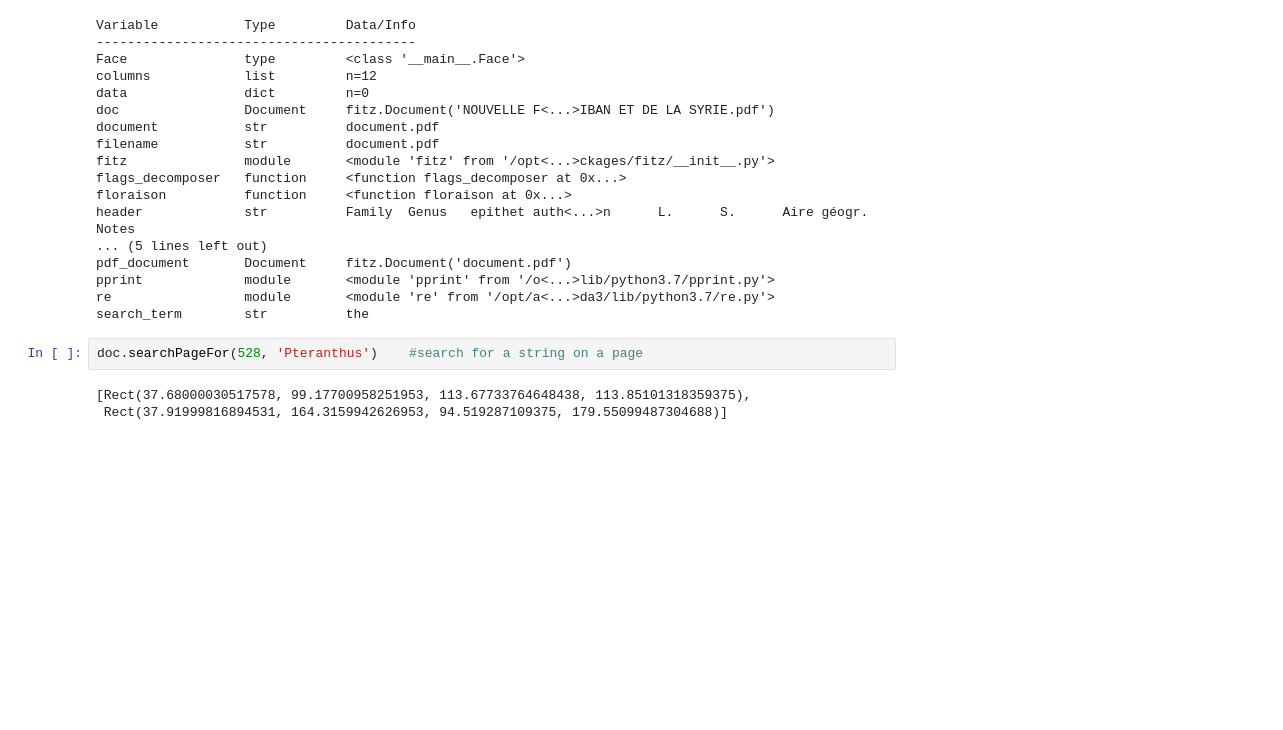
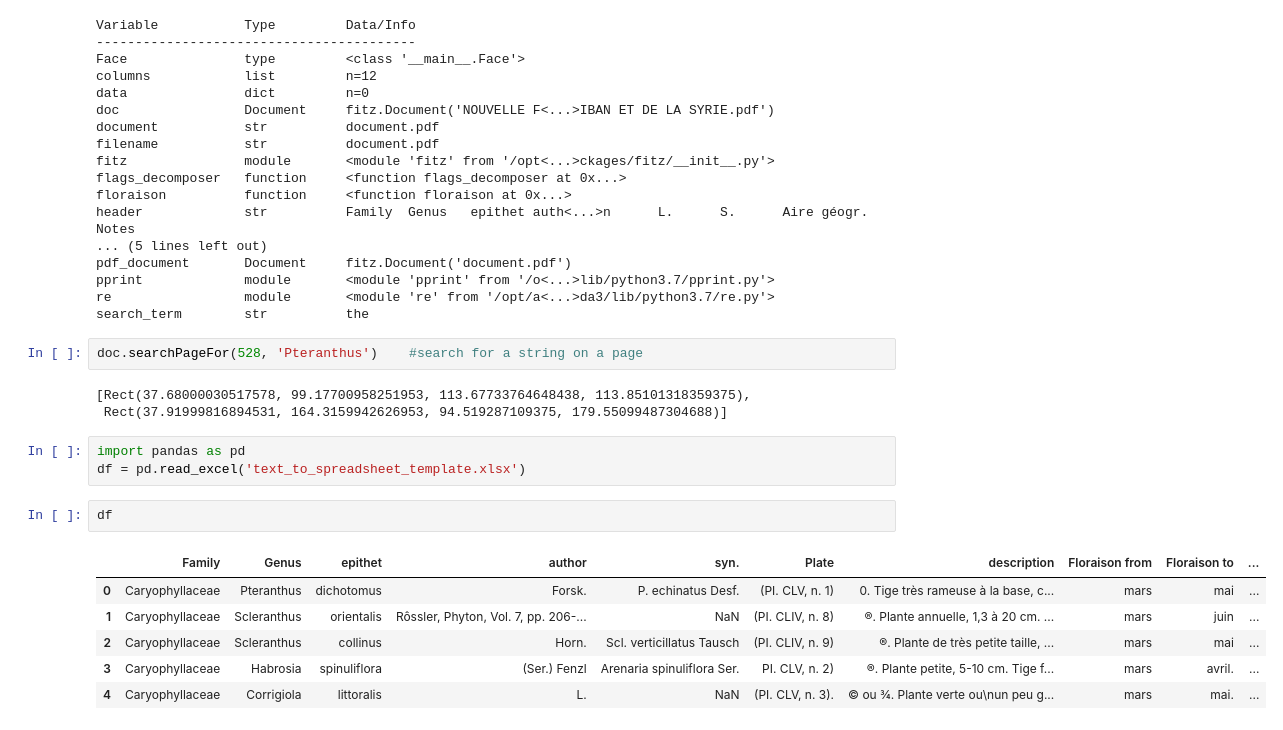
Before and after one commit to aculich/extract-flora, a Jupyter notebook: extract-flora_MS1.ipynb, the cells around one changed output. Saved outputs shown, nothing was run; the diff lists cells and outputs as text; blank space fills up the shorter version.

```diff
--- a/extract-flora_MS1.ipynb
+++ b/extract-flora_MS1.ipynb
@@ -245,3 +267,15 @@ doc.searchPageFor(528, 'Pteranthus')    #search for a string on a page
 # %% [output]
 [Rect(37.68000030517578, 99.17700958251953, 113.67733764648438, 113.85101318359375),
  Rect(37.91999816894531, 164.3159942626953, 94.519287109375, 179.55099487304688)]
+# %%
+import pandas as pd
+df = pd.read_excel('text_to_spreadsheet_template.xlsx')
+# %%
+df
+# %% [output]
+|  | Family | Genus | epithet | author | syn. | Plate | description | Floraison from | Floraison to | ... |
+| 0 | Caryophyllaceae | Pteranthus | dichotomus | Forsk. | P. echinatus Desf. | (PI. CLV, n. 1) | 0. Tige très rameuse à la base, c... | mars | mai | ... |
+| 1 | Caryophyllaceae | Scleranthus | orientalis | Rôssler, Phyton, Vol. 7, pp. 206-... | NaN | (PI. CLIV, n. 8) | ®. Plante annuelle, 1,3 à 20 cm. ... | mars | juin | ... |
+| 2 | Caryophyllaceae | Scleranthus | collinus | Horn. | Scl. verticillatus Tausch | (PI. CLIV, n. 9) | ®. Plante de très petite taille, ... | mars | mai | ... |
+| 3 | Caryophyllaceae | Habrosia | spinuliflora | (Ser.) Fenzl | Arenaria spinuliflora Ser. | PI. CLV, n. 2) | ®. Plante petite, 5-10 cm. Tige f... | mars | avril. | ... |
+| 4 | Caryophyllaceae | Corrigiola | littoralis | L. | NaN | (PI. CLV, n. 3). | © ou ¾. Plante verte ou\nun peu g... | mars | mai. | ... |
```
Also changed, not shown: parts of 7 cells of this notebook, 4 other files.
